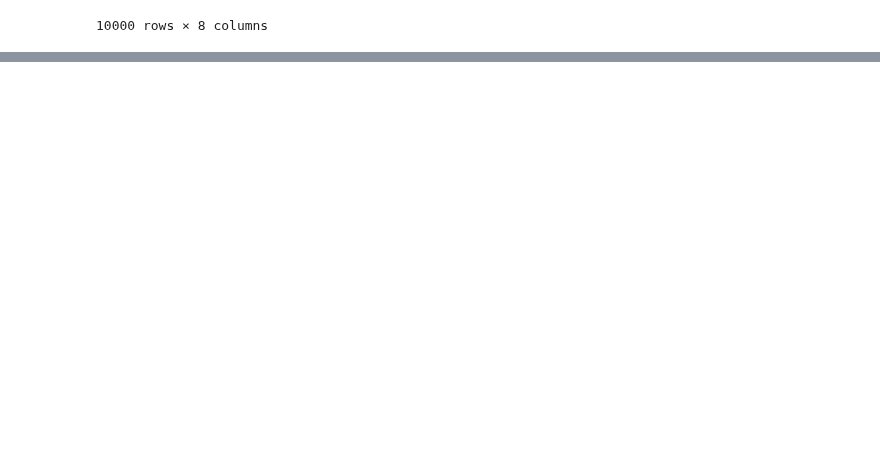
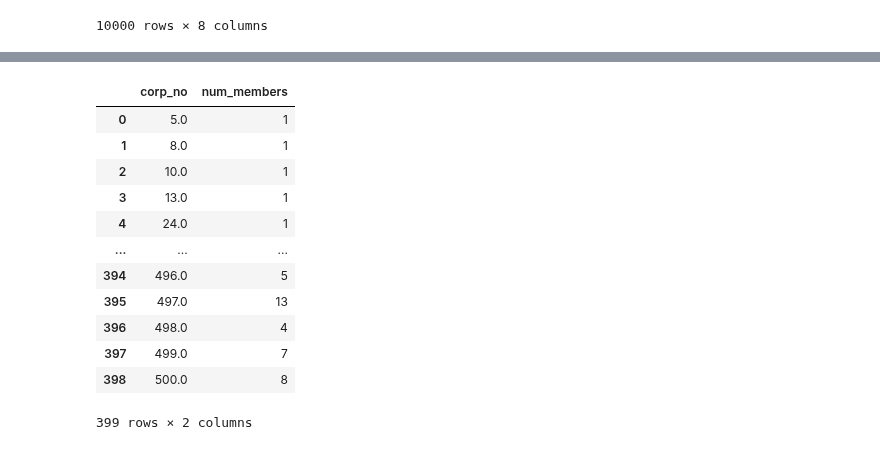
Before and after one commit to Iswarya1011/Cloud-Data-Infrastructure-GroupB-Credit, a Jupyter notebook: charge_denormalization.ipynb, the cells around one changed output, grey strips where cells are left out. Cells and saved outputs as stored; diff of their text form; code cells hidden in the pictures; blank space fills up the shorter version.

```diff
--- a/charge_denormalization.ipynb
+++ b/charge_denormalization.ipynb
@@ -272,0 +314,16 @@ member_final
+# %%
+members_count
+# %% [output]
+|  | corp_no | num_members |
+| 0 | 5.0 | 1 |
+| 1 | 8.0 | 1 |
+| 2 | 10.0 | 1 |
+| 3 | 13.0 | 1 |
+| 4 | 24.0 | 1 |
+| ... | ... | ... |
+| 394 | 496.0 | 5 |
+| 395 | 497.0 | 13 |
+| 396 | 498.0 | 4 |
+| 397 | 499.0 | 7 |
+| 398 | 500.0 | 8 |
+399 rows × 2 columns
```
Also changed, not shown: parts of 9 cells of this notebook, 1 other file.
